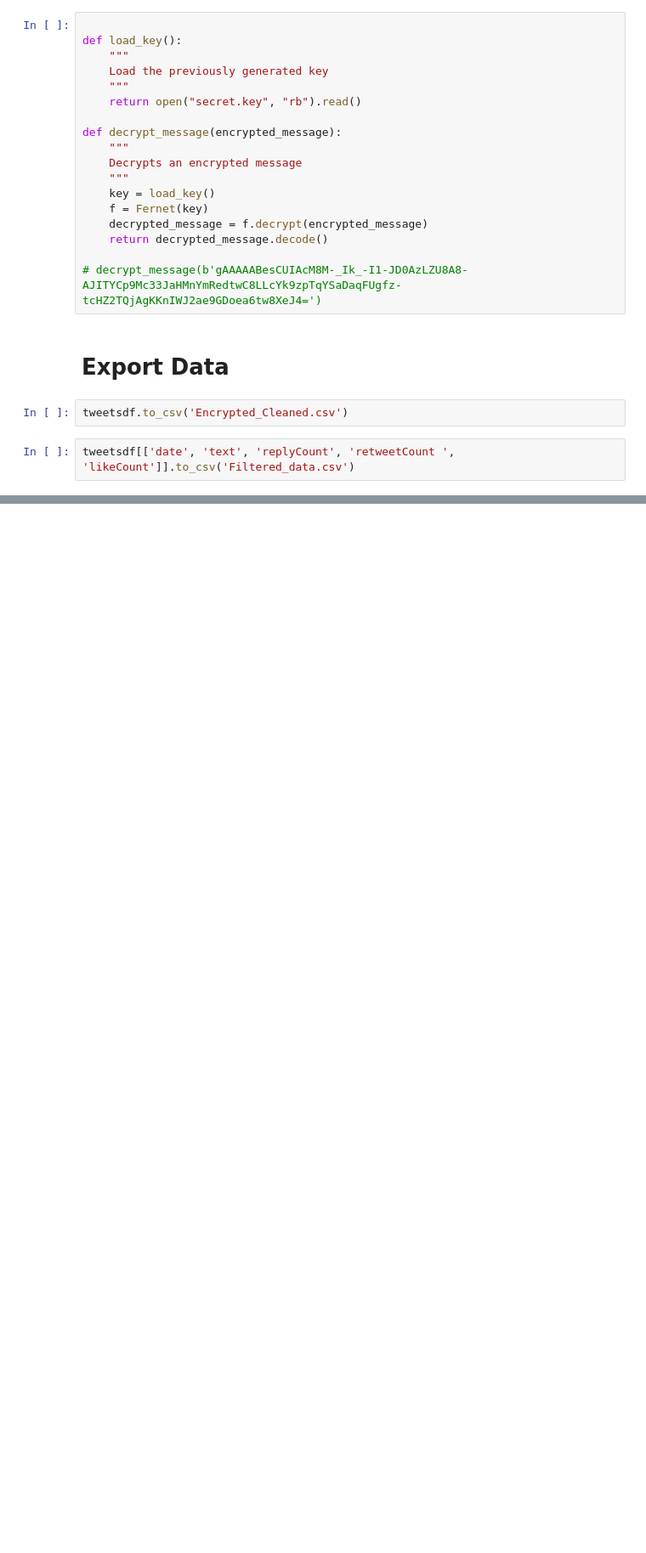
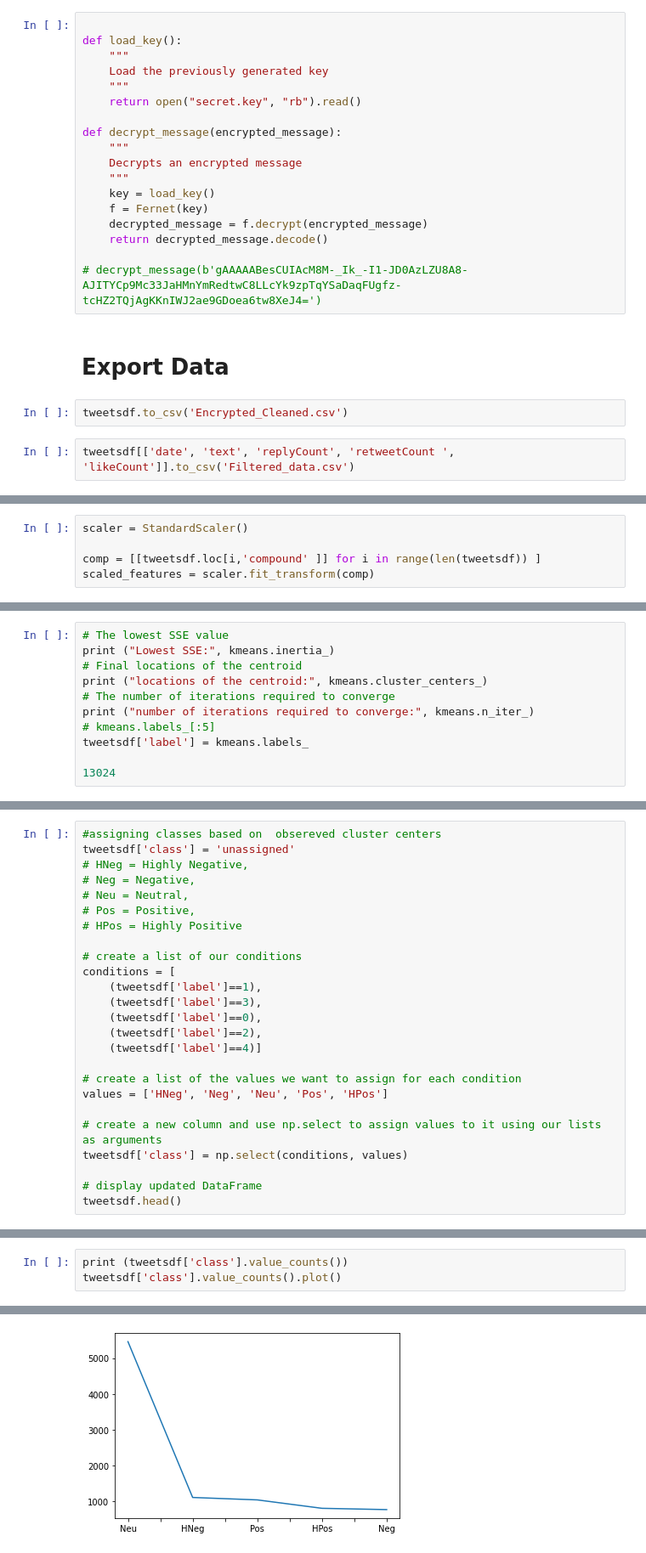
Before and after one commit to usamabaig1/twitter_sentiment_reach, a Jupyter notebook: Twitter_Sentiment_Analysis.ipynb, the cells around one changed output, grey strips where cells are left out. Shown at 85% size. Saved outputs shown, nothing was run; the diff lists cells and outputs as text; blank space fills up the shorter version.

Commit message:
Performed EDA, Sentiment and Cluster Analysis

```diff
--- a/Twitter_Sentiment_Analysis.ipynb
+++ b/Twitter_Sentiment_Analysis.ipynb
@@ -116,0 +186,5 @@ tweetsdf[['date', 'text', 'replyCount', 'retweetCount ', 'likeCount']].to_csv('F
+# %%
+scaler = StandardScaler()
+
+comp = [[tweetsdf.loc[i,'compound' ]] for i in range(len(tweetsdf)) ]
+scaled_features = scaler.fit_transform(comp)
@@ -116,0 +204,11 @@ tweetsdf[['date', 'text', 'replyCount', 'retweetCount ', 'likeCount']].to_csv('F
+# %%
+# The lowest SSE value
+print ("Lowest SSE:", kmeans.inertia_)
+# Final locations of the centroid
+print ("locations of the centroid:", kmeans.cluster_centers_)
+# The number of iterations required to converge
+print ("number of iterations required to converge:", kmeans.n_iter_)
+# kmeans.labels_[:5]
+tweetsdf['label'] = kmeans.labels_
+
+13024
@@ -116,0 +224,25 @@ tweetsdf[['date', 'text', 'replyCount', 'retweetCount ', 'likeCount']].to_csv('F
+# %%
+#assigning classes based on  obsereved cluster centers
+tweetsdf['class'] = 'unassigned'
+# HNeg = Highly Negative,
+# Neg = Negative,
+# Neu = Neutral,
+# Pos = Positive,
+# HPos = Highly Positive
+
+# create a list of our conditions
+conditions = [
+    (tweetsdf['label']==1),
+    (tweetsdf['label']==3),
+    (tweetsdf['label']==0),
+    (tweetsdf['label']==2),
+    (tweetsdf['label']==4)]
+
+# create a list of the values we want to assign for each condition
+values = ['HNeg', 'Neg', 'Neu', 'Pos', 'HPos']
+
+# create a new column and use np.select to assign values to it using our lists as arguments
+tweetsdf['class'] = np.select(conditions, values)
+
+# display updated DataFrame
+tweetsdf.head()
@@ -116,0 +256,4 @@ tweetsdf[['date', 'text', 'replyCount', 'retweetCount ', 'likeCount']].to_csv('F
+# %%
+print (tweetsdf['class'].value_counts())
+tweetsdf['class'].value_counts().plot()
+# %% [output]
@@ -116,0 +267 @@ tweetsdf[['date', 'text', 'replyCount', 'retweetCount ', 'likeCount']].to_csv('F
+[figure, added]
```
Also changed, not shown: parts of 16 cells of this notebook.
